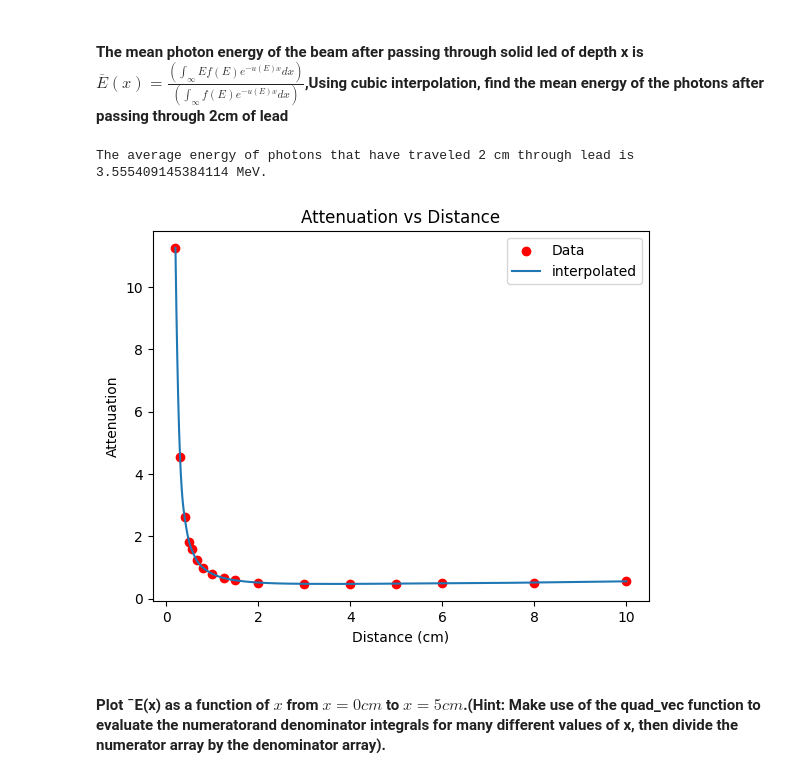
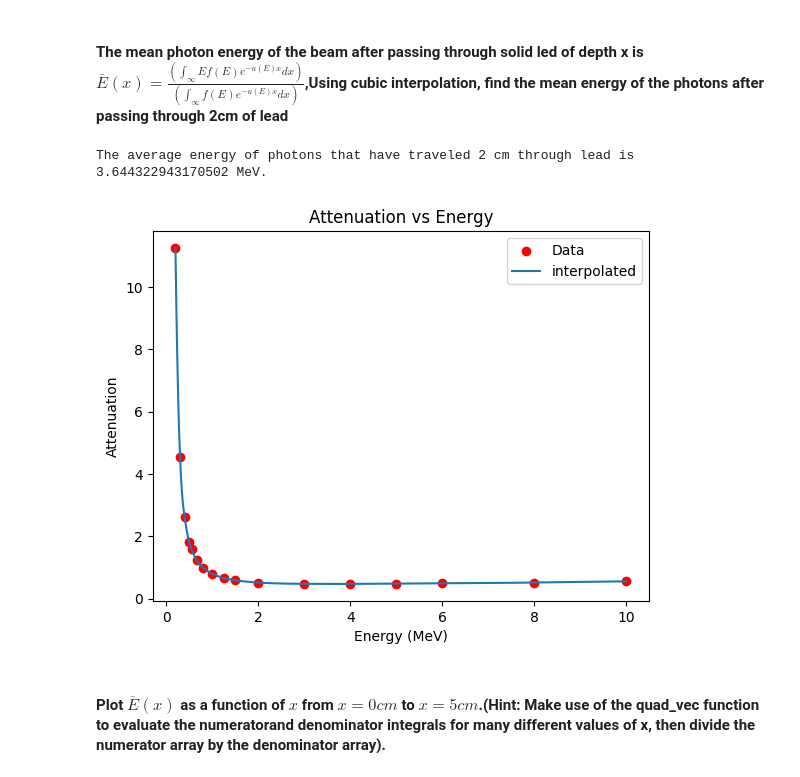
Before and after one commit to horizon14/PythonNumericalAssignment, a Jupyter notebook: interpolation.ipynb, the cells around one changed output. Cells and saved outputs as stored; diff of their text form; code cells hidden in the pictures.

```diff
--- a/interpolation.ipynb
+++ b/interpolation.ipynb
@@ -89,30 +89,30 @@ The average photon energy is 3.3867755789748273 MeV.
 # %%
 df_lead=pd.read_csv('data/lead_atteunation.csv',delimiter=',')
 energy_lead_data,attenuation_data=df_lead.T.values
 
 lead_f=interp1d(energy_lead_data,attenuation_data,kind="cubic")
 
 energy_lead_interp=np.linspace(min(energy_lead_data),max(energy_lead_data),1000)
 attenuation_interp=lead_f(energy_lead_interp)
 
 plt.scatter(energy_lead_data,attenuation_data,color='r',label='Data')
 plt.plot(energy_lead_interp,attenuation_interp,label='interpolated')
 plt.legend()
-plt.xlabel('Distance (cm)')
+plt.xlabel('Energy (MeV)')
 plt.ylabel('Attenuation')
-plt.title('Attenuation vs Distance')
+plt.title('Attenuation vs Energy')
 
 def integrand_top_f(E,x):
-    return E*photon_f(E)*np.exp(-lead_f(E))*x
+    return E*photon_f(E)*np.exp(-lead_f(E)*x)
 
 def integrand_bottom_f(E,x):
-    return photon_f(E)*np.exp(-lead_f(E))*x
+    return photon_f(E)*np.exp(-lead_f(E)*x)
 
 x=2
 result=quad(integrand_top_f,min(energy_lead_data),max(energy_lead_data),args=(x))[0]/quad(integrand_bottom_f,min(energy_lead_data),max(energy_lead_data),args=(x))[0]
 print(f"The average energy of photons that have traveled {x} cm through lead is {result} MeV.")
 # %% [output]
-The average energy of photons that have traveled 2 cm through lead is 3.555409145384114 MeV.
+The average energy of photons that have traveled 2 cm through lead is 3.644322943170502 MeV.
-[figure, old version]
+[figure, new version]
 # %% [markdown]
- #### Plot ¯E(x) as a function of $ x $ from  $x = 0 cm$ to $x = 5cm$.(Hint: Make use of the quad_vec function to evaluate the numeratorand denominator integrals for many different values of x, then divide the numerator array by the denominator array).
+ #### Plot $ \overline E(x) $ as a function of $ x $ from  $x = 0 cm$ to $x = 5cm$.(Hint: Make use of the quad_vec function to evaluate the numeratorand denominator integrals for many different values of x, then divide the numerator array by the denominator array).
```
Also changed, not shown: parts of 2 cells of this notebook, 7 other files.
